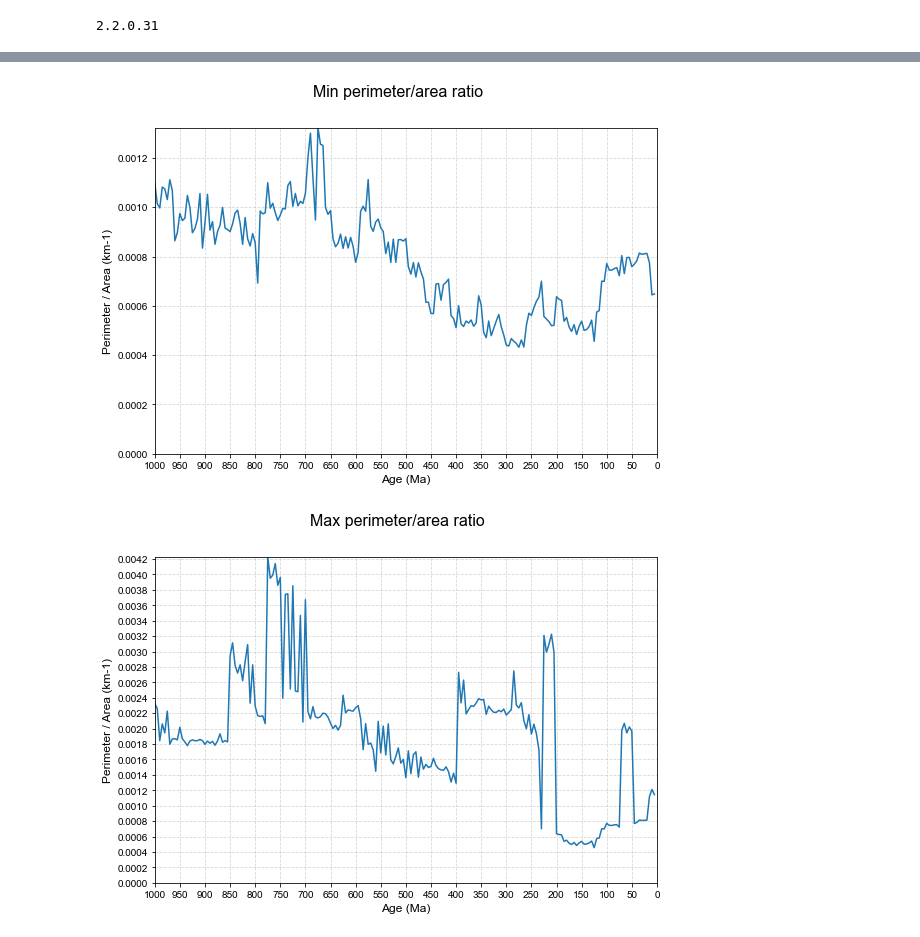
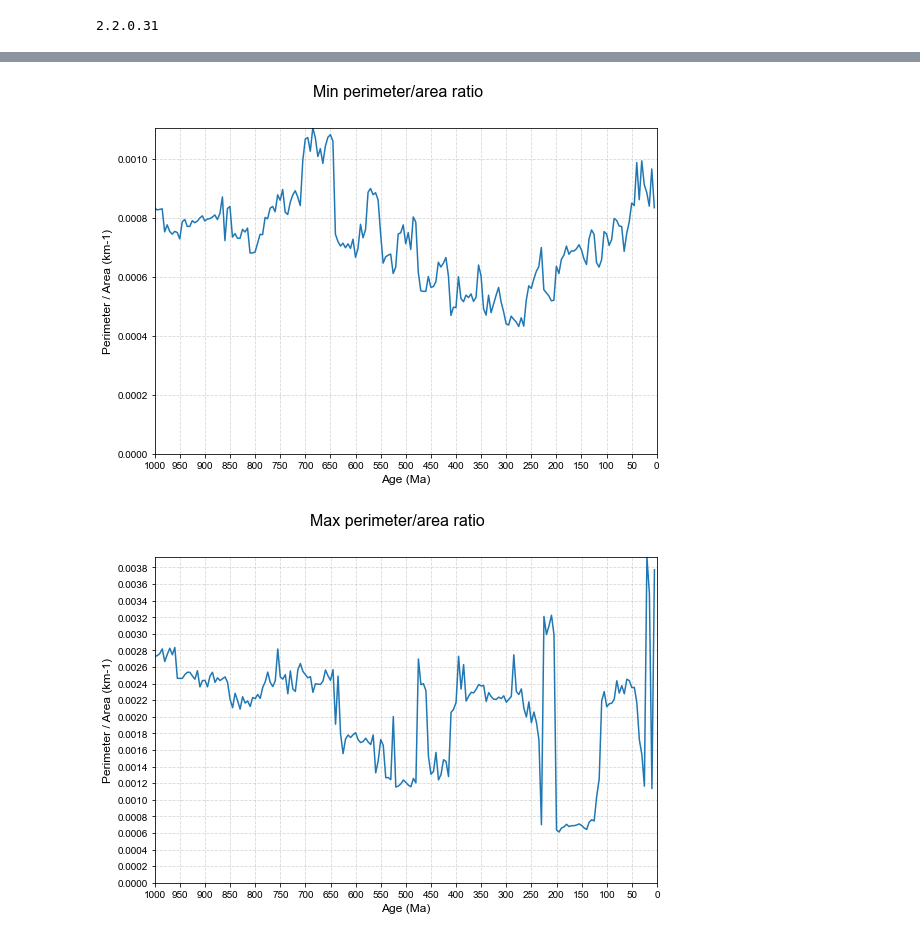
Before and after one commit to EarthByte/optAPM, a Jupyter notebook: figures/generate_plate_velocity_figures.ipynb, the cells around one changed output, grey strips where cells are left out. Drawn from its saved outputs; the diff is of its cells as text; code cells hidden in the pictures.

Commit message:
Use time-dependent contouring thresholds (area and gap).

```diff
--- a/figures/generate_plate_velocity_figures.ipynb
+++ b/figures/generate_plate_velocity_figures.ipynb
@@ -321,11 +321,17 @@ original_rotation_filenames_rel_input_dir = [rotation_base_filename + '.rot'
 continental_fragmentation_point_spacing_degrees = 2.0
 
 # Contour polygons smaller than this will be excluded when contouring/aggregrating blocks of continental polygons.
-continental_fragmentation_area_threshold_steradians = 0.1
+def continental_fragmentation_area_threshold_steradians(time):
+    return 0.1
 
 # Distance threshold to ensure small gaps between continents are ignored during contouring.
-continental_fragmentation_gap_threshold_degrees = 1.0  # 1 degree is about 110 km
-continental_fragmentation_gap_threshold_radians = math.radians(continental_fragmentation_gap_threshold_degrees)
+def continental_fragmentation_gap_threshold_radians(time):
+    if time < 200:
+        return math.radians(0.0)  # 1 degree is about 110 km
+    elif time < 400:
+        return math.radians(1.0)  # 1 degree is about 110 km
+    else:
+        return math.radians(2.0)  # 1 degree is about 110 km
 
 continent_fragmentation = ContinentFragmentation(
         input_dir,
@@ -394,7 +418,7 @@ plot_perimeter_area_ratio(
              pygplates.Earth.equatorial_radius_in_kms)
                  for contoured_continents in contoured_continents_over_time],
         'Fragmentation index',
-        'continent_fragmentation_index-dist_thres_{}.pdf'.format(continental_fragmentation_gap_threshold_degrees),
+        'continent_fragmentation_index.pdf',
         medfilt_kernel_sizes)
 
 # Median perimeter/area ratio.
@@ -403,7 +427,7 @@ plot_perimeter_area_ratio(
              pygplates.Earth.equatorial_radius_in_kms
              for contoured_continents in contoured_continents_over_time],
         'Median perimeter/area ratio',
-        'continent_median_perimeter_area_ratio-dist_thres_{}.pdf'.format(continental_fragmentation_gap_threshold_degrees),
+        'continent_median_perimeter_area_ratio.pdf',
         medfilt_kernel_sizes)
 
 # Median absolute deviation perimeter/area ratio.
@@ -415,7 +439,7 @@ for contoured_continents in contoured_continents_over_time:
 plot_perimeter_area_ratio(
         median_abs_devs,
         'Median abs. dev. perimeter/area ratio',
-        'continent_median_abs_dev_perimeter_area_ratio-dist_thres_{}.pdf'.format(continental_fragmentation_gap_threshold_degrees),
+        'continent_median_abs_dev_perimeter_area_ratio.pdf',
         medfilt_kernel_sizes)
 
 # Mean perimeter/area ratio.
@@ -424,7 +448,7 @@ plot_perimeter_area_ratio(
              pygplates.Earth.equatorial_radius_in_kms
              for contoured_continents in contoured_continents_over_time],
         'Mean perimeter/area ratio',
-        'continent_mean_perimeter_area_ratio-dist_thres_{}.pdf'.format(continental_fragmentation_gap_threshold_degrees),
+        'continent_mean_perimeter_area_ratio.pdf',
         medfilt_kernel_sizes)
 
 # Std.dev. perimeter/area ratio.
@@ -433,7 +457,7 @@ plot_perimeter_area_ratio(
              pygplates.Earth.equatorial_radius_in_kms
              for contoured_continents in contoured_continents_over_time],
         'Std. dev. perimeter/area ratio',
-        'continent_std_dev_perimeter_area_ratio-dist_thres_{}.pdf'.format(continental_fragmentation_gap_threshold_degrees),
+        'continent_std_dev_perimeter_area_ratio.pdf',
         medfilt_kernel_sizes)
 
 # Min perimeter/area ratio.
@@ -442,7 +466,7 @@ plot_perimeter_area_ratio(
              pygplates.Earth.equatorial_radius_in_kms
              for contoured_continents in contoured_continents_over_time],
         'Min perimeter/area ratio',
-        'continent_min_perimeter_area_ratio-dist_thres_{}.pdf'.format(continental_fragmentation_gap_threshold_degrees),
+        'continent_min_perimeter_area_ratio.pdf',
         medfilt_kernel_sizes)
 
 # Max perimeter/area ratio.
@@ -451,6 +475,6 @@ plot_perimeter_area_ratio(
              pygplates.Earth.equatorial_radius_in_kms
              for contoured_continents in contoured_continents_over_time],
         'Max perimeter/area ratio',
-        'continent_max_perimeter_area_ratio-dist_thres_{}.pdf'.format(continental_fragmentation_gap_threshold_degrees),
+        'continent_max_perimeter_area_ratio.pdf',
         medfilt_kernel_sizes)
 # %% [output]
@@ -462,2 +486,2 @@ plot_perimeter_area_ratio(
-[figure, old version]
+[figure, new version]
-[figure, old version]
+[figure, new version]
```
Also changed, not shown: parts of 2 cells of this notebook, 3 other files.
